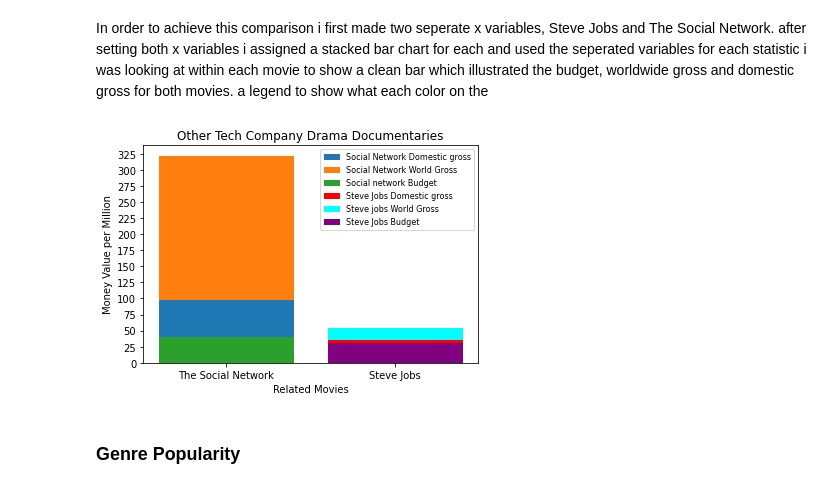
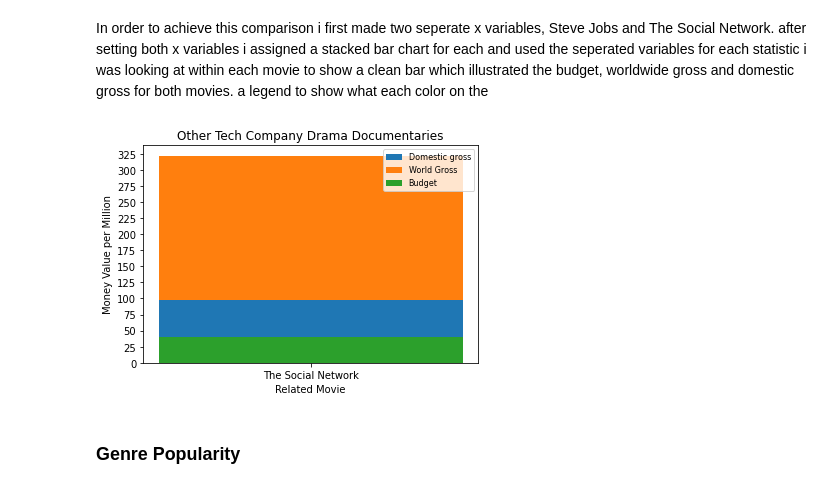
Before and after one commit to jlc0512/dsc-phase-1-project-Microsoft-Movie-Studios, a Jupyter notebook: student.ipynb, the cells around one changed output. Drawn from its saved outputs; the diff is of its cells as text; code cells hidden in the pictures.

Commit message:
fixed graphs and cleaned up data

```diff
--- a/student.ipynb
+++ b/student.ipynb
@@ -1407,28 +1411,26 @@ sn
 In order to achieve this comparison i first made two seperate x variables, Steve Jobs and The Social Network.
 after setting both x variables i assigned a stacked bar chart for each and used the seperated variables for each statistic i was looking at within each movie to show a clean bar which illustrated the budget, worldwide gross and domestic gross for both movies. a legend to show what each color on the
 # %%
-steve = ['Steve Jobs']
 x = ['The Social Network']
 
 Tech_movies, ax = plt.subplots()
 width = .8
-ax.bar(x, sn_domestic, width, label = 'Social Network Domestic gross')
-ax.bar(x, sn_world, width, bottom = sn_domestic, label = 'Social Network World Gross')
-ax.bar(x, sn_budget, width, label = "Social network Budget")
 
-ax.bar(steve, sj_world, width, color = 'red', label = 'Steve Jobs Domestic gross');
-ax.bar(steve, sj_domestic, width, bottom = sj_world, color = 'cyan', label = 'Steve jobs World Gross');
-ax.bar(steve, sj_budget, width, color = 'purple', label = "Steve Jobs Budget");
+ax.bar(x, sn_domestic, width, label = 'Domestic gross')
+ax.bar(x, sn_world, width, bottom = sn_domestic, label = 'World Gross')
+ax.bar(x, sn_budget, width, label = "Budget")
+
+
 ax.legend(loc=1, prop={'size': 8})
 plt.yticks(np.arange(0,325_000_001, 25_000_000))
 ax.yaxis.set_major_formatter(format_numbery)
 
 plt.title('Other Tech Company Drama Documentaries');
-plt.xlabel('Related Movies');
+plt.xlabel('Related Movie');
 plt.ylabel('Money Value per Million');
 plt.savefig('Tech_movies.png', dpi = 400)
 # %% [output]
-[figure, old version]
+[figure, new version]
 # %% [markdown]
 ### Genre Popularity
 # %%
```
Also changed, not shown: parts of 6 cells of this notebook, 3 other files.
